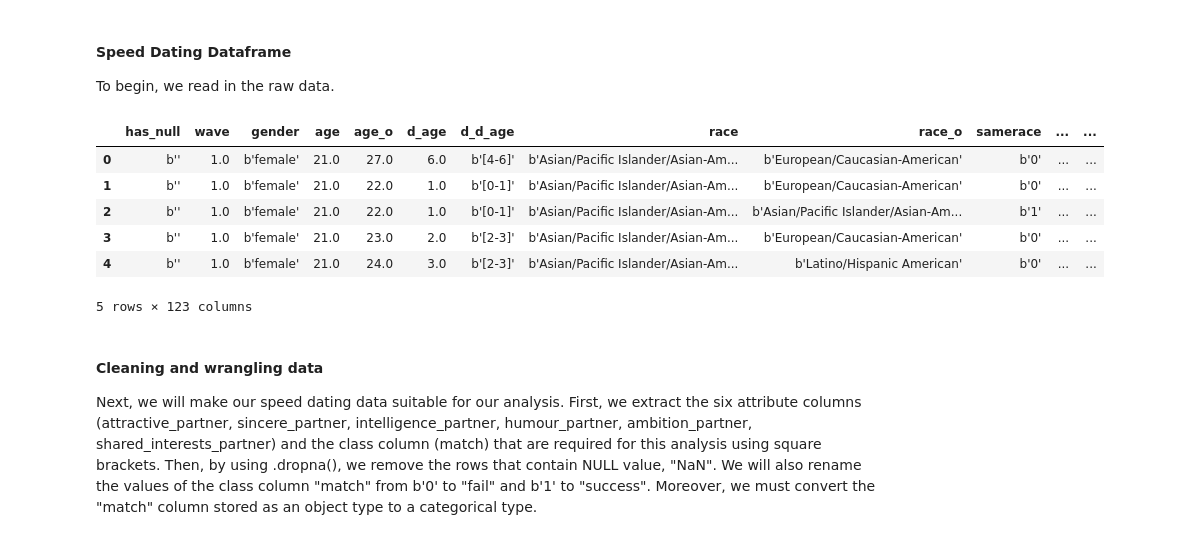
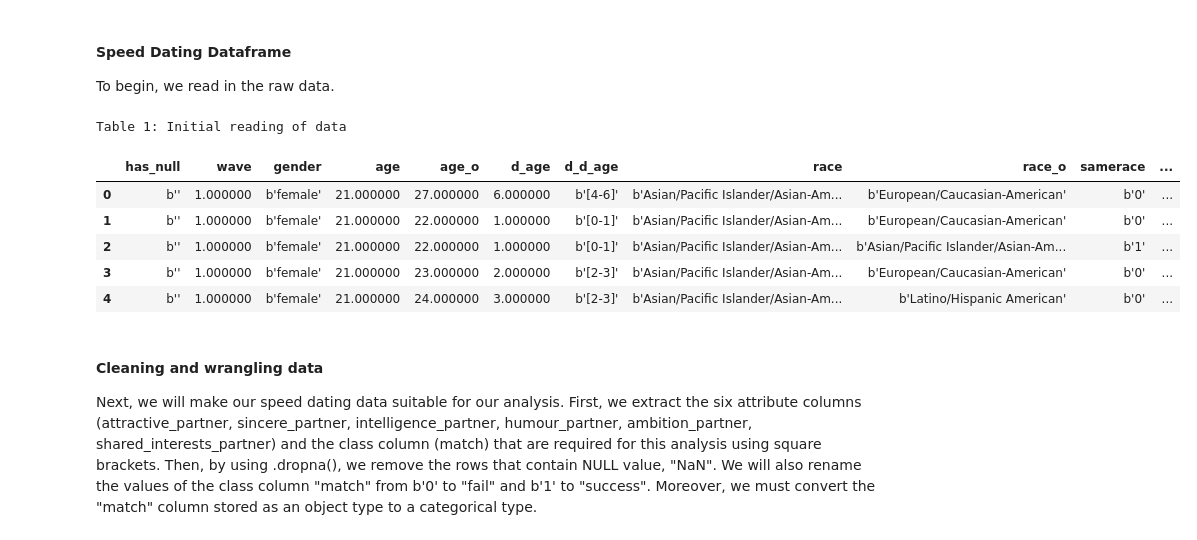
Before and after one commit to joanna110724/speeddating_project, a Jupyter notebook: speed_dating_report.ipynb, the cells around one changed output. Saved outputs shown, nothing was run; the diff lists cells and outputs as text; code cells hidden in the pictures.

```diff
--- a/speed_dating_report.ipynb
+++ b/speed_dating_report.ipynb
@@ -32,15 +32,15 @@ To begin, we read in the raw data.
 # %%
 df_speeddating = pd.read_csv("speeddating.csv")
 
-df_speeddating.head(5)
+df_speeddating.head(5).style.set_caption("Table 1: Initial reading of data")
 # %% [output]
+Table 1: Initial reading of data
-|  | has_null | wave | gender | age | age_o | d_age | d_d_age | race | race_o | samerace | ... | ... |
-| 0 | b'' | 1.0 | b'female' | 21.0 | 27.0 | 6.0 | b'[4-6]' | b'Asian/Pacific Islander/Asian-Am... | b'European/Caucasian-American' | b'0' | ... | ... |
-| 1 | b'' | 1.0 | b'female' | 21.0 | 22.0 | 1.0 | b'[0-1]' | b'Asian/Pacific Islander/Asian-Am... | b'European/Caucasian-American' | b'0' | ... | ... |
-| 2 | b'' | 1.0 | b'female' | 21.0 | 22.0 | 1.0 | b'[0-1]' | b'Asian/Pacific Islander/Asian-Am... | b'Asian/Pacific Islander/Asian-Am... | b'1' | ... | ... |
-| 3 | b'' | 1.0 | b'female' | 21.0 | 23.0 | 2.0 | b'[2-3]' | b'Asian/Pacific Islander/Asian-Am... | b'European/Caucasian-American' | b'0' | ... | ... |
-| 4 | b'' | 1.0 | b'female' | 21.0 | 24.0 | 3.0 | b'[2-3]' | b'Asian/Pacific Islander/Asian-Am... | b'Latino/Hispanic American' | b'0' | ... | ... |
+|  | has_null | wave | gender | age | age_o | d_age | d_d_age | race | race_o | samerace | ... |
+| 0 | b'' | 1.000000 | b'female' | 21.000000 | 27.000000 | 6.000000 | b'[4-6]' | b'Asian/Pacific Islander/Asian-Am... | b'European/Caucasian-American' | b'0' | ... |
+| 1 | b'' | 1.000000 | b'female' | 21.000000 | 22.000000 | 1.000000 | b'[0-1]' | b'Asian/Pacific Islander/Asian-Am... | b'European/Caucasian-American' | b'0' | ... |
+| 2 | b'' | 1.000000 | b'female' | 21.000000 | 22.000000 | 1.000000 | b'[0-1]' | b'Asian/Pacific Islander/Asian-Am... | b'Asian/Pacific Islander/Asian-Am... | b'1' | ... |
+| 3 | b'' | 1.000000 | b'female' | 21.000000 | 23.000000 | 2.000000 | b'[2-3]' | b'Asian/Pacific Islander/Asian-Am... | b'European/Caucasian-American' | b'0' | ... |
+| 4 | b'' | 1.000000 | b'female' | 21.000000 | 24.000000 | 3.000000 | b'[2-3]' | b'Asian/Pacific Islander/Asian-Am... | b'Latino/Hispanic American' | b'0' | ... |
-5 rows × 123 columns
 # %% [markdown]
 #### Cleaning and wrangling data
 Next, we will make our speed dating data suitable for our analysis. First, we extract the six attribute columns (attractive_partner, sincere_partner, intelligence_partner, humour_partner, ambition_partner, shared_interests_partner) and the class column (match) that are required for this analysis using square brackets. Then, by using .dropna(), we remove the rows that contain NULL value, "NaN". We will also rename the values of the class column "match" from b'0' to "fail" and b'1' to "success". Moreover, we must convert the "match" column stored as an object type to a categorical type.
```
Also changed, not shown: parts of 15 cells of this notebook.
